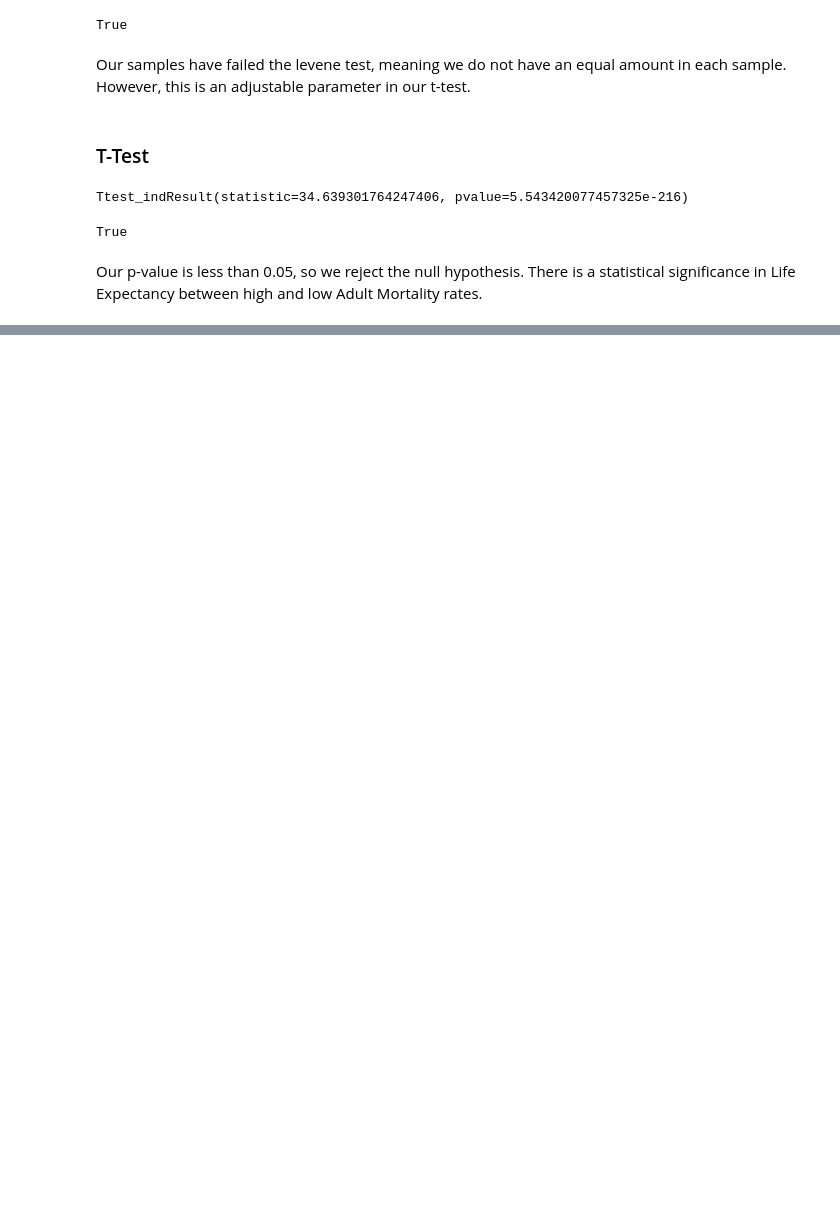
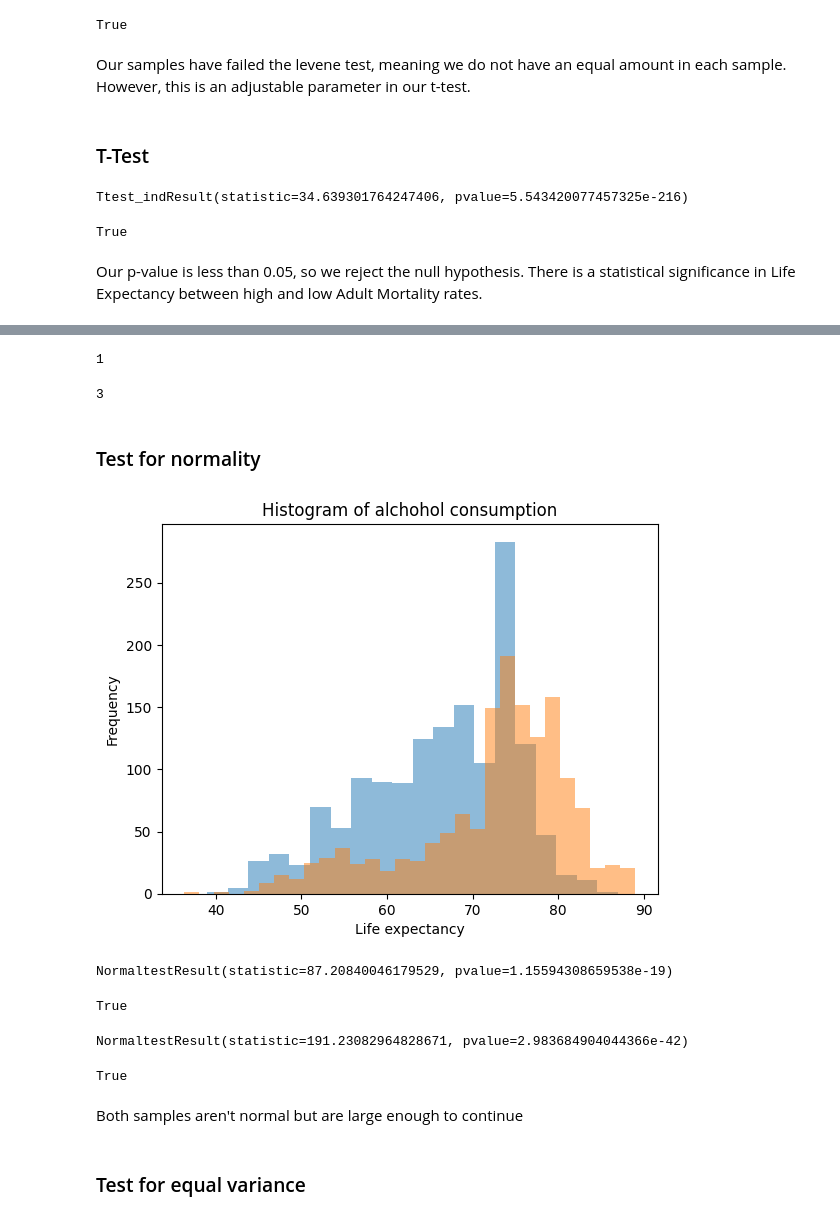
Before and after one commit to CameronBannick/Life-Expectancy-Dataset, a Jupyter notebook: Report on world life expectancy .ipynb, the cells around one changed output, grey strips where cells are left out. Saved outputs shown, nothing was run; the diff lists cells and outputs as text; code cells hidden in the pictures; blank space fills up the shorter version.

Commit message:
10/29
Continue hypothesis testing

```diff
--- a/Report on world life expectancy .ipynb
+++ b/Report on world life expectancy .ipynb
@@ -1872,0 +1915,7 @@ Our p-value is less than 0.05, so we reject the null hypothesis. There is a stat
+# %%
+#create low alcohol group
+low_alc = df[df['alcohol']<=4.16]
+#create high alcohol group
+high_alc = df[df['alcohol']>4.16]
+#inspect data
+display(low_alc.head(3), high_alc.head(3))
@@ -1872,0 +1933,4 @@ Our p-value is less than 0.05, so we reject the null hypothesis. There is a stat
+# %%
+#extract only life expectancy data
+low_alc = low_alc['life_expectancy']
+high_alc = high_alc['life_expectancy']
@@ -1872,0 +1939,61 @@ Our p-value is less than 0.05, so we reject the null hypothesis. There is a stat
+# %%
+#call zscore for low group
+zscores = stats.zscore(low_alc)
+#save outliers
+outliers = abs(zscores)>3
+#sum outliers
+print(np.sum(outliers))
+# %% [output]
+1
+# %%
+low_alc = low_alc[np.abs(stats.zscore(low_alc)<3)]
+# %%
+#call zscore for high group
+zscores = stats.zscore(high_alc)
+#save outliers
+outliers = abs(zscores)>3
+#sum outliers
+print(np.sum(outliers))
+# %% [output]
+3
+# %%
+high_alc = high_alc[np.abs(stats.zscore(high_alc)<3)]
+# %% [markdown]
+### Test for normality
+# %%
+#call .hist for both samples
+plt.hist(low_alc, alpha=0.5, label='low alcohol consumption', bins='auto')
+plt.hist(high_alc, alpha=0.5, label='high alcohol consumption', bins='auto')
+#call titleb
+plt.title('Histogram of alchohol consumption')
+#call axis labels
+plt.xlabel('Life expectancy')
+plt.ylabel('Frequency')
+#show plot
+plt.show()
+# %% [output]
+[figure, added]
+# %%
+#call normal test for low alc
+result = stats.normaltest(low_alc)
+#print results
+print(result)
+#call boolean to see significance
+result.pvalue<0.05
+# %% [output]
+NormaltestResult(statistic=87.20840046179529, pvalue=1.15594308659538e-19)
+True
+# %%
+#call normal test for high alc
+result = stats.normaltest(high_alc)
+#print results
+print(result)
+#call boolean to see significance
+result.pvalue<0.05
+# %% [output]
+NormaltestResult(statistic=191.23082964828671, pvalue=2.983684904044366e-42)
+True
+# %% [markdown]
+Both samples aren't normal but are large enough to continue
+# %% [markdown]
+### Test for equal variance
```
Also changed, not shown: parts of 26 cells of this notebook, 3 other files.
